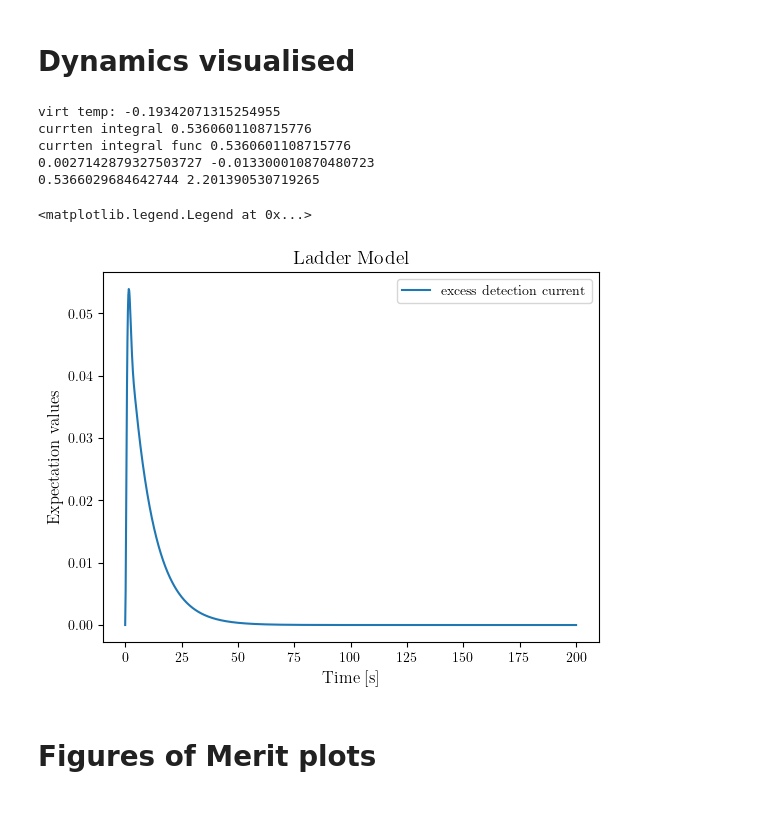
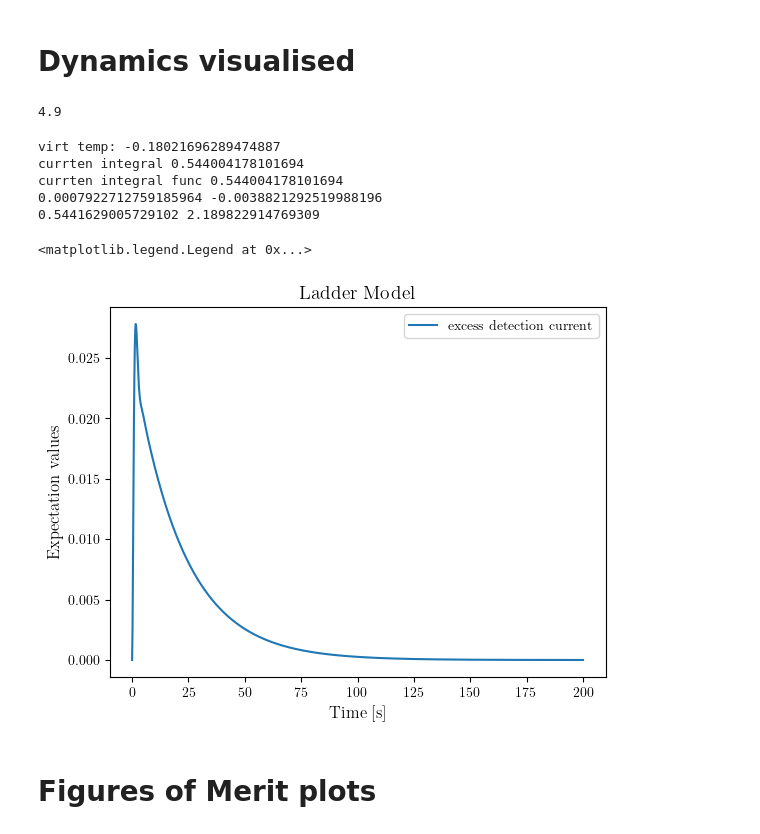
Before and after one commit to Emanuel-Schwarzhans/Quantum-detectors-as-autonomous-machines-assessing-the-thermodynamics-of-information-acquisit-co, a Jupyter notebook: thermal_single_photon_activation_amplification.ipynb, the cells around one changed output. Drawn from its saved outputs; the diff is of its cells as text; code cells hidden in the pictures.

```diff
--- a/thermal_single_photon_activation_amplification.ipynb
+++ b/thermal_single_photon_activation_amplification.ipynb
@@ -25,3 +30,7 @@ plt.rcParams.update({
+# %%
+parameters["e_l"]
+# %% [output]
+4.9
 # %%
 d_l=3
 # Interaction strenghts
@@ -33,8 +42,10 @@ g_ml=1
 
 e_max=5
 e_s=0.1
-e_C=1.53
-e_l=(e_max-e_s)/(d_l-2)
+# e_C=1.53
+e_C=parameters["e_C"]
+# e_l=(e_max-e_s)/(d_l-2)
+e_l=parameters["e_l"]
 e_H=e_l+e_C
 
 t_f = 200 #final time
@@ -42,10 +53,10 @@ t_steps = 1000 # num of timesteps
 
 # Jump rates
 rateM=1
-rateB=0.80005522
+rateB=0.8
 rateD=1
-TH=12.42741673
-TC=0.05918583
+TH=4.066575796394529
+TC=0.051119983404341804
 Tb=TC
 Td=TC
 
@@ -111,39 +122,39 @@ print("currten integral func",effic)
 
 # plt.plot(times,(result.expect[5]+result.expect[2]*e_C)/TC,label="entropy production")
 # plt.plot(times, np.linspace(entropy_steady_rate(getdyn),entropy_steady_rate(getdyn),len(times)),label="steady state entropy rate")
 
 # plt.plot(times,result.expect[3],label="Machine heat draw")
 #plt.plot(times[200:300],result.expect[0][200:300])
 #plt.plot(times[200:300],result.expect[1][200:300])
 # plt.plot(times,result.expect[2])
 # plt.plot(times,result.expect[3])
 # plt.plot(result.expect[4])
 ax.set_xlabel('Time [s]')
 ax.set_ylabel('Expectation values')
 ax.legend(("detection current", "ready state","Machine entropy production", "Machine heat draw"))
 plt.title("Ladder Model")
 # print(tag_parameters)
 # print(parameters)
 # print("virtual inverse temperature: ",betaV)
 # print("efficiency: ",efficiency)
 noise_floor_curr=expect(e_ops[0],steady_prev_run)
 noise_floor_waste=expect(e_ops[-1],steady_prev_run)
 print(noise_floor_curr,noise_floor_waste)
 print(np.sum((result.expect[0]-noise_floor_curr)*t_f/t_steps),np.sum((result.expect[-1]-noise_floor_waste)*t_f/t_steps))
 # print("entropy production:", entropy_production(getdyn))
 # print("steady entropy rate:", entropy_steady_rate(getdyn))
 # print("tot ss curr:",result.expect[-1])
 # print(np.sum((result.expect[0]-noise_floor_curr)*t_f/t_steps)/(np.sum((result.expect[0]-noise_floor_curr)*t_f/t_steps)+np.sum((result.expect[-1]-noise_floor_waste)*t_f/t_steps)))
 ax.legend()
 # fig.savefig('/home/manu/MEGA/Meine_Uni/Uni/Huber_Group/Projects/010 Measurement_Detector_Model/Python/transient_dyn_1.eps', format='eps')
 # %% [output]
-virt temp: -0.19342071315254955
-currten integral 0.5360601108715776
-currten integral func 0.5360601108715776
-0.0027142879327503727 -0.013300010870480723
-0.5366029684642744 2.201390530719265
+virt temp: -0.18021696289474887
+currten integral 0.544004178101694
+currten integral func 0.544004178101694
+0.0007922712759185964 -0.0038821292519988196
+0.5441629005729102 2.189822914769309
 <matplotlib.legend.Legend at 0x...>
-[figure, old version]
+[figure, new version]
 # %% [markdown]
 # Figures of Merit plots
 # %% [markdown]
```
Also changed, not shown: parts of 33 cells of this notebook, 2 other files.
